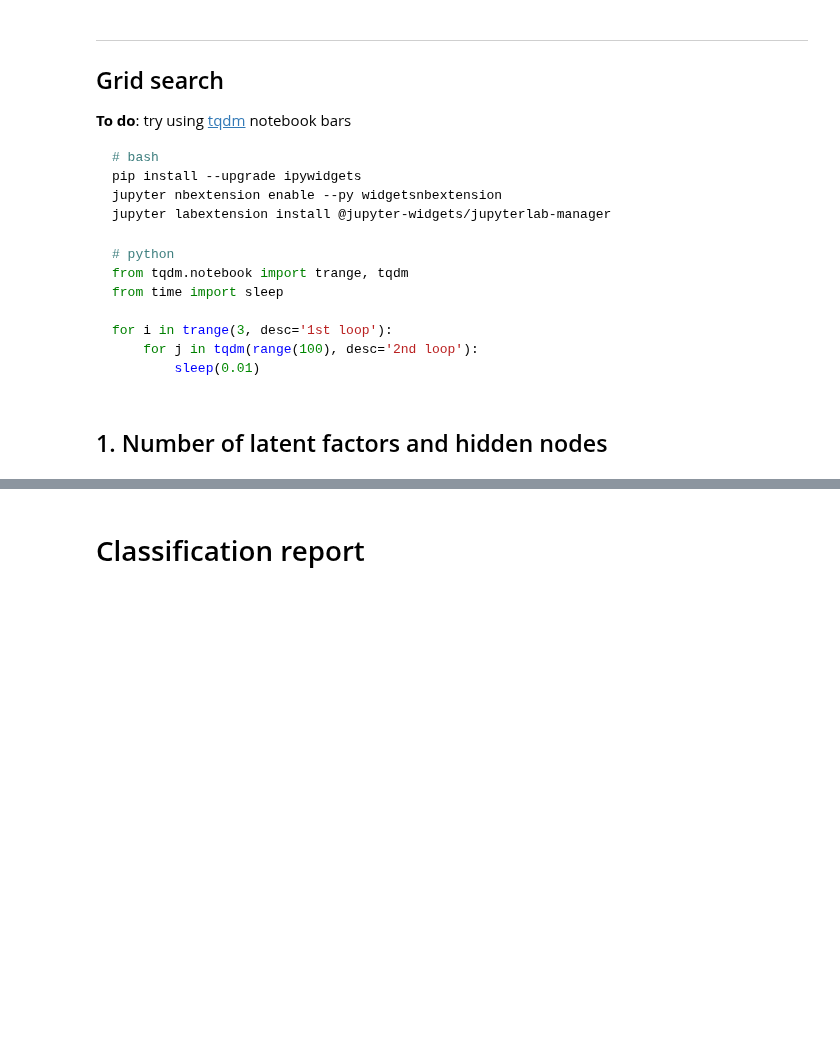
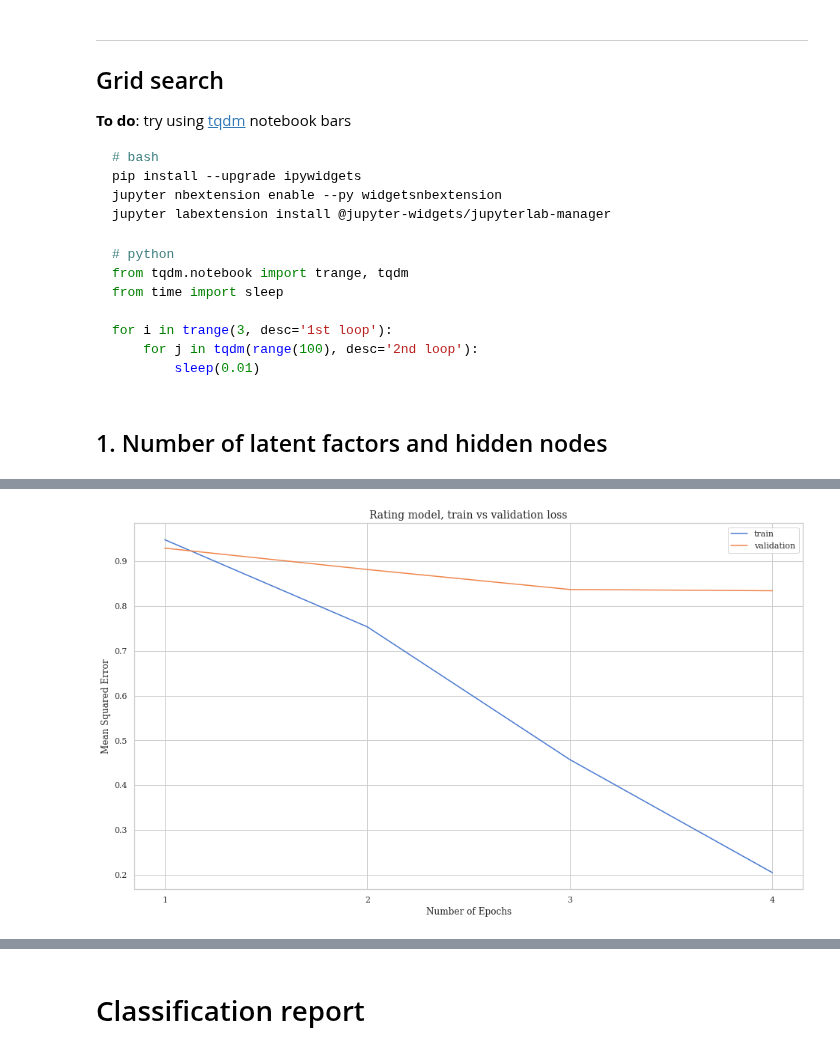
Before and after one commit to James-Leslie/deep-collaborative-filtering, a Jupyter notebook: tf-movielens1m.ipynb, the cells around one changed output, grey strips where cells are left out. Saved outputs shown, nothing was run; the diff lists cells and outputs as text; code cells hidden in the pictures; blank space fills up the shorter version.

```diff
--- a/tf-movielens1m.ipynb
+++ b/tf-movielens1m.ipynb
@@ -290,0 +368,23 @@ sns.set(style='whitegrid', palette='muted',
+# %%
+del model1, model2
+
+# compile both models
+model1, model2 = compile_genre_model(
+    n_items=df.movieId.nunique(),
+    n_users=df.userId.nunique(),
+    min_rating=df.rating.min(),
+    max_rating=df.rating.max(),
+    mean_rating=df.rating.mean(),
+    n_latent=best_hparams.n_factors,
+    n_hidden_2=best_hparams.n_hidden_2
+)
+
+# train rating model
+training = model1.fit(
+    x=[train.userId.values, train.movieId.values, train.bias.values],
+    y=train.rating.values,
+    batch_size=bs1,
+    epochs=best_hparams.epoch_1,
+    verbose=1,
+    validation_split=.2
+)
@@ -291,7 +401,12 @@ sns.set(style='whitegrid', palette='muted',
 # %%
 # plot training curve of best model
-plt.plot(grid_results.train_loss_hist.values[0], label='train')
-plt.plot(grid_results.val_loss_hist.values[0], label='test')
-plt.title('Train vs validation loss')
+plt.plot(np.arange(1,5,1), training.history['loss'], label='train')
+plt.plot(np.arange(1,5,1), training.history['val_loss'], label='validation')
+plt.xticks(np.arange(1,5,1))
+plt.title('Rating model, train vs validation loss', fontsize=14)
+plt.ylabel('Mean Squared Error')
+plt.xlabel('Number of Epochs')
 plt.legend()
 plt.show()
+# %% [output]
+[figure, added]
```
Also changed, not shown: parts of 39 cells of this notebook, 9 other files.
